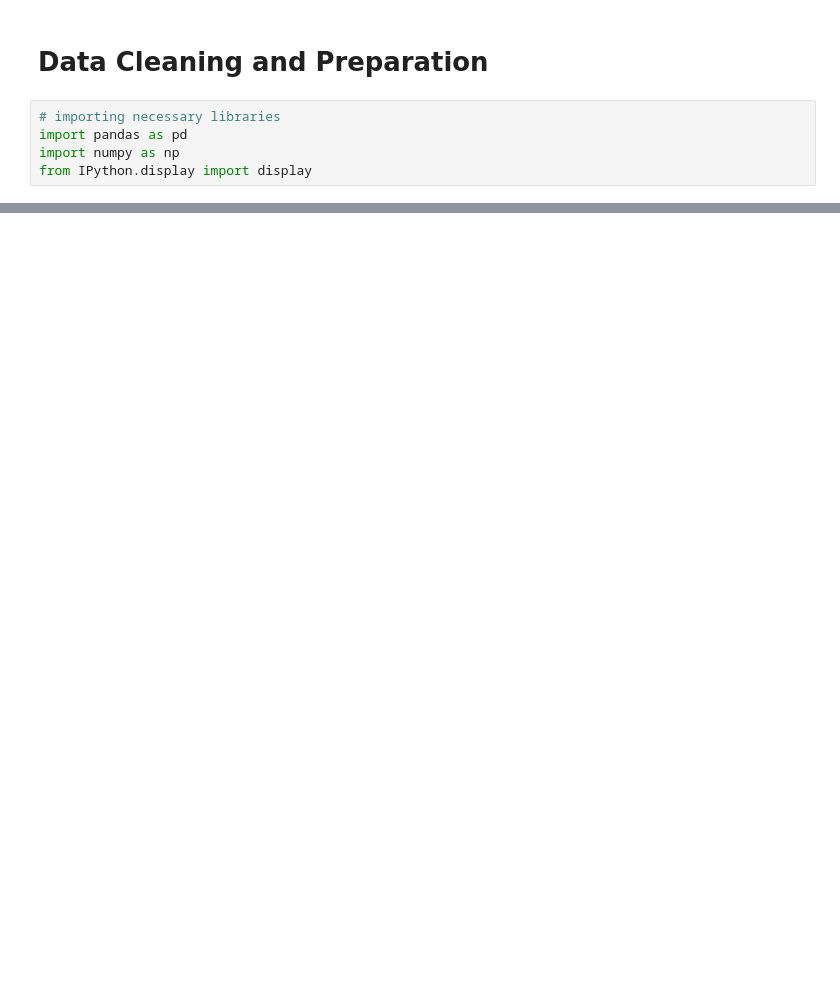
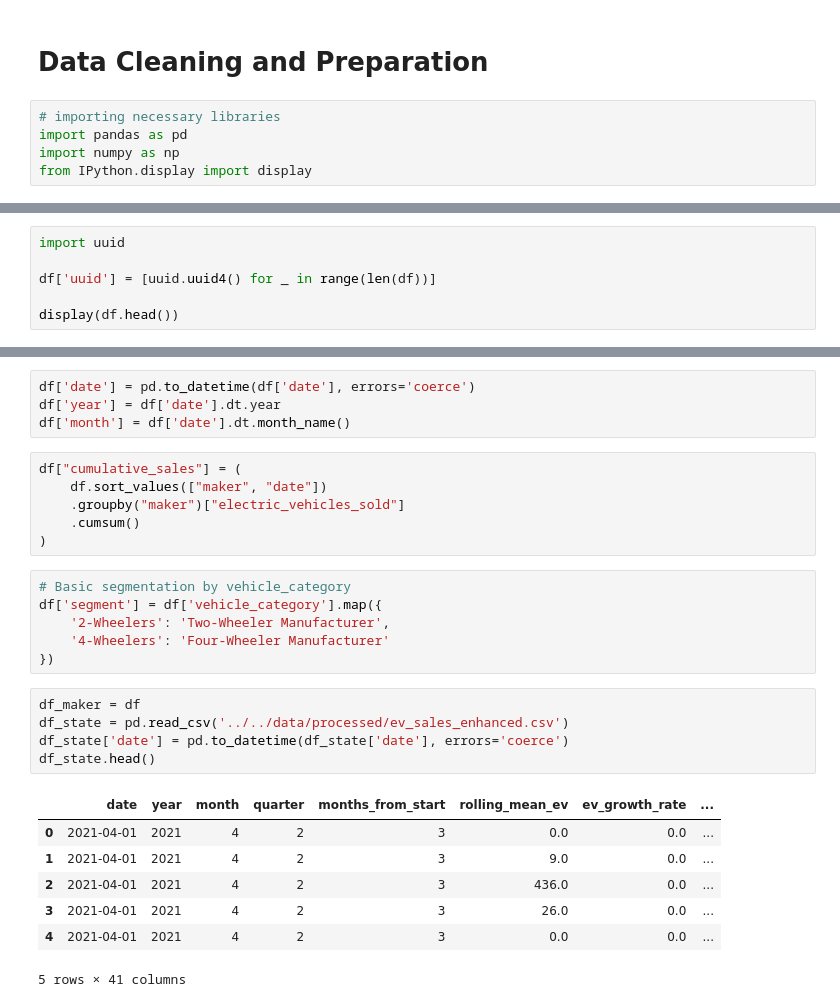
Before and after one commit to sadiqhasanrupani/ev-analysis, a Jupyter notebook: notebooks/ev_sales_by_markers_analysis/01_data_cleaning.ipynb, the cells around one changed output, grey strips where cells are left out. Drawn from its saved outputs; the diff is of its cells as text; blank space fills up the shorter version.

```diff
--- a/notebooks/ev_sales_by_markers_analysis/01_data_cleaning.ipynb
+++ b/notebooks/ev_sales_by_markers_analysis/01_data_cleaning.ipynb
@@ -709,0 +512,6 @@ These findings provide a foundation for developing market penetration strategies
+# %%
+import uuid
+
+df['uuid'] = [uuid.uuid4() for _ in range(len(df))]
+
+display(df.head())
@@ -709,0 +610,29 @@ These findings provide a foundation for developing market penetration strategies
+# %%
+df['date'] = pd.to_datetime(df['date'], errors='coerce')
+df['year'] = df['date'].dt.year
+df['month'] = df['date'].dt.month_name()
+# %%
+df["cumulative_sales"] = (
+    df.sort_values(["maker", "date"])
+    .groupby("maker")["electric_vehicles_sold"]
+    .cumsum()
+)
+# %%
+# Basic segmentation by vehicle_category
+df['segment'] = df['vehicle_category'].map({
+    '2-Wheelers': 'Two-Wheeler Manufacturer',
+    '4-Wheelers': 'Four-Wheeler Manufacturer'
+})
+# %%
+df_maker = df
+df_state = pd.read_csv('../../data/processed/ev_sales_enhanced.csv')
+df_state['date'] = pd.to_datetime(df_state['date'], errors='coerce')
+df_state.head()
+# %% [output]
+|  | date | year | month | quarter | months_from_start | rolling_mean_ev | ev_growth_rate | ... |
+| 0 | 2021-04-01 | 2021 | 4 | 2 | 3 | 0.0 | 0.0 | ... |
+| 1 | 2021-04-01 | 2021 | 4 | 2 | 3 | 9.0 | 0.0 | ... |
+| 2 | 2021-04-01 | 2021 | 4 | 2 | 3 | 436.0 | 0.0 | ... |
+| 3 | 2021-04-01 | 2021 | 4 | 2 | 3 | 26.0 | 0.0 | ... |
+| 4 | 2021-04-01 | 2021 | 4 | 2 | 3 | 0.0 | 0.0 | ... |
+5 rows × 41 columns
```
Also changed, not shown: parts of 45 cells of this notebook, 36 other files.
